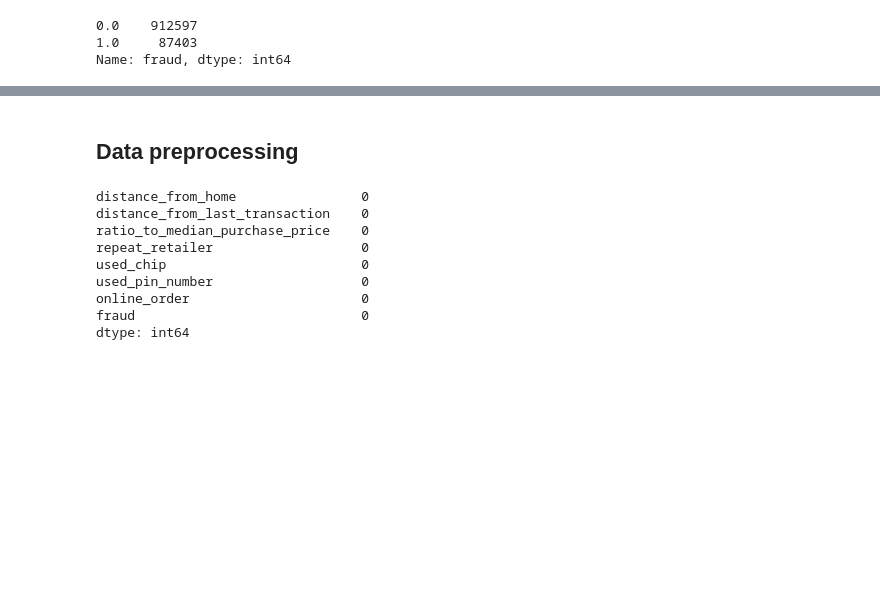
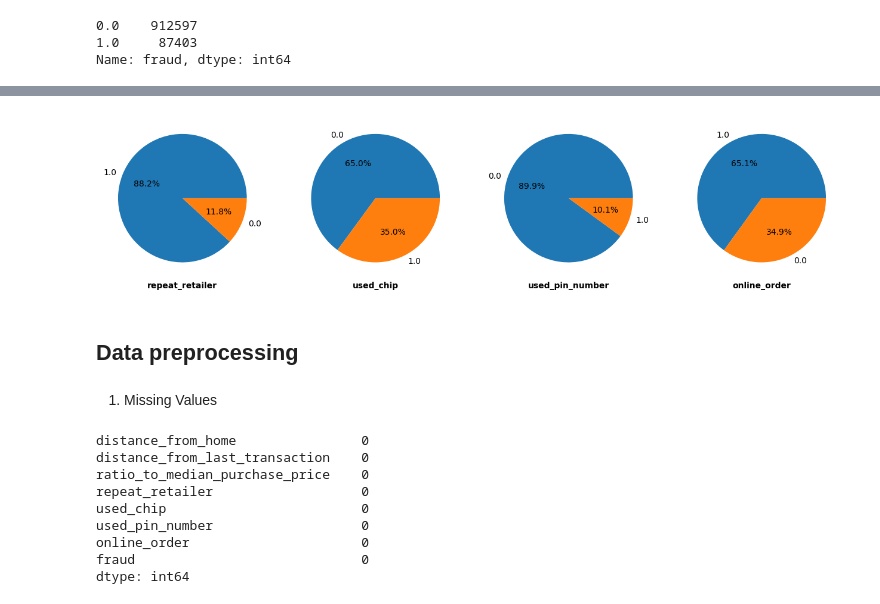
Before and after one commit to muhammed-elsherif/Machine-Learning, a Jupyter notebook: numerical.ipynb, the cells around one changed output, grey strips where cells are left out. Saved outputs shown, nothing was run; the diff lists cells and outputs as text; code cells hidden in the pictures; blank space fills up the shorter version.

```diff
--- a/numerical.ipynb
+++ b/numerical.ipynb
@@ -93,5 +113,20 @@ As show there's imbalanced data.
+# %%
+category_features = ['repeat_retailer', 'used_chip','used_pin_number', 'online_order']
+# %%
+plt.figure(figsize = (16, 12))
+for i, col in enumerate(category_features):
+    plt.subplot(1, 4, i+1)
+    plt.pie(x = df[col].value_counts().values,
+            labels = df[col].value_counts().index,
+            autopct = '%1.1f%%')
+    plt.xlabel(col, weight = 'bold')
+plt.show()
+# %% [output]
+[figure, added]
 # %% [markdown]
 ## Data preprocessing
+# %% [markdown]
+1. Missing Values
 # %%
 df.isnull().sum()
 # or df.isna().sum()
```
Also changed, not shown: parts of 43 cells of this notebook.
